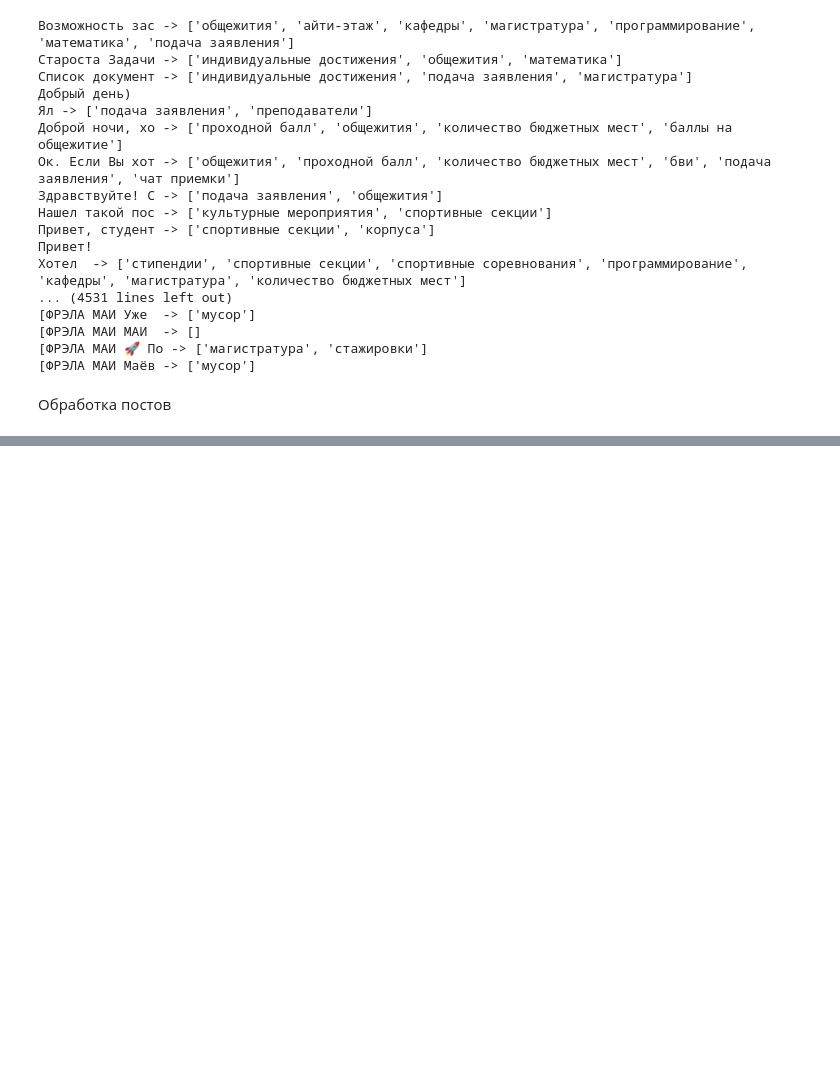
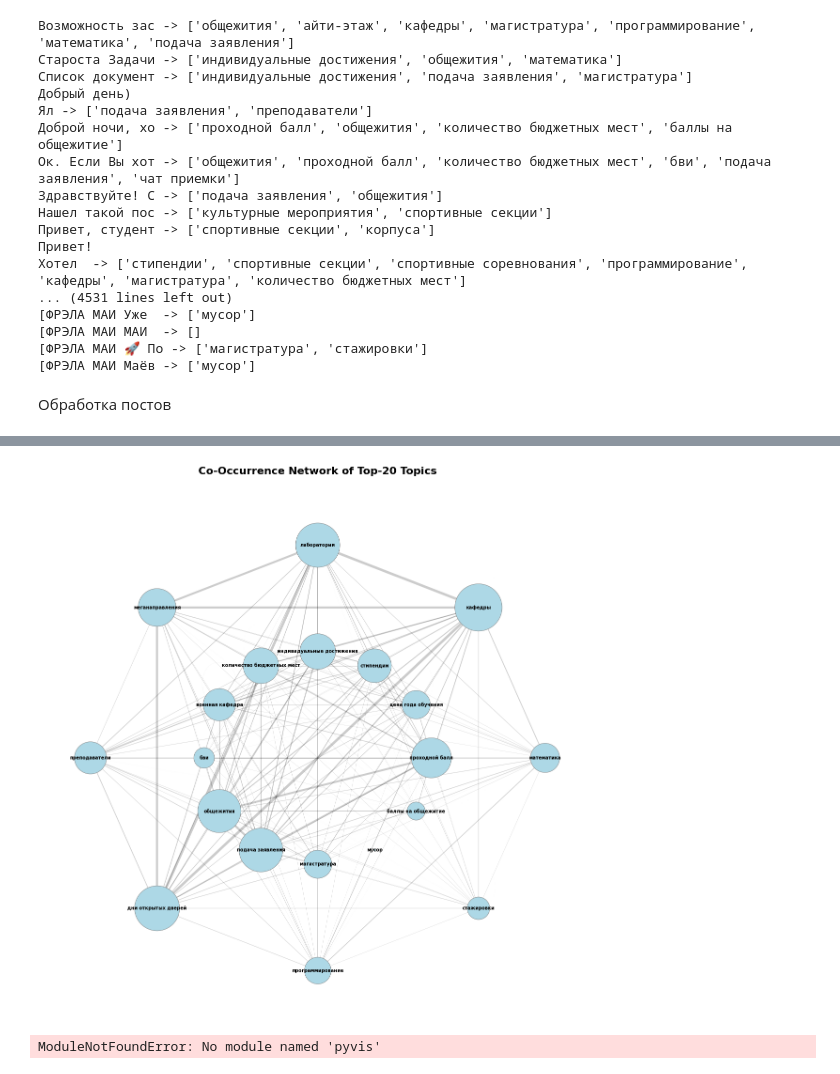
Before and after one commit to TheoDaimonn/Yandex-multimodal-assistant, a Jupyter notebook: src/topic_marking_YaGPT.ipynb, the cells around one changed output, grey strips where cells are left out. Cells and saved outputs as stored; diff of their text form; code cells hidden in the pictures; blank space fills up the shorter version.

```diff
--- a/src/topic_marking_YaGPT.ipynb
+++ b/src/topic_marking_YaGPT.ipynb
@@ -103,0 +249,74 @@ result_df.to_csv('final_data_with_topics_nd_preprocess.csv')
+# %%
+import matplotlib.pyplot as plt
+import networkx as nx
+from itertools import combinations
+from networkx.algorithms import community
+
+# --- Сборка графа по топ-20 тем ---
+top20 = all_topics.value_counts().head(20).index.tolist()
+G = nx.Graph()
+G.add_nodes_from(top20)
+for topics in df['topics_list']:
+    filtered = [t for t in topics if t in top20]
+    for a, b in combinations(filtered, 2):
+        if G.has_edge(a, b):
+            G[a][b]['weight'] += 1
+        else:
+            G.add_edge(a, b, weight=1)
+
+# Размер нод по степени, без умножения (еще мельче)
+deg = dict(G.degree(weight='weight'))
+node_sizes = [deg[n] for n in G.nodes()]  # мультипликатор=1
+
+# Кластеризация и shell-layout
+communities = list(community.greedy_modularity_communities(G, weight='weight'))
+nlist = [list(c) for c in communities]
+pos = nx.shell_layout(G, nlist=nlist)
+
+plt.figure(figsize=(12,12))
+nx.draw_networkx_edges(
+    G, pos,
+    alpha=0.2,
+    width=[G[u][v]['weight'] * 0.005 for u, v in G.edges()]
+)
+nx.draw_networkx_nodes(
+    G, pos,
+    node_size=node_sizes,
+    node_color='lightblue',
+    edgecolors='gray',
+    linewidths=0.6
+)
+nx.draw_networkx_labels(
+    G, pos,
+    font_size=7,
+    font_weight='bold'
+)
+
+# ... ваш код по построению графика ...
+
+plt.title('Co-Occurrence Network of Top-20 Topics', fontsize=16, fontweight='bold')
+plt.axis('off')
+plt.tight_layout()
+
+# Сначала сохраняем
+output_path = '../data/charts/cooc_network.png'
+import os
+os.makedirs(os.path.dirname(output_path), exist_ok=True)
+
+plt.savefig(output_path, dpi=300, bbox_inches='tight')
+
+# А потом показываем
+plt.show()
+# %% [output]
+[figure, added]
+# %%
+from pyvis.network import Network
+
+net = Network(height='800px', width='100%', bgcolor='#ffffff', font_color='black')
+for n in G.nodes():
+    net.add_node(n, label=n, value=deg[n])
+for u, v, data in G.edges(data=True):
+    net.add_edge(u, v, value=data['weight'])
+net.show('topics_network.html')
+# %% [output]
+ModuleNotFoundError: No module named 'pyvis'
```
Also changed, not shown: parts of 9 cells of this notebook, 1 other file.
